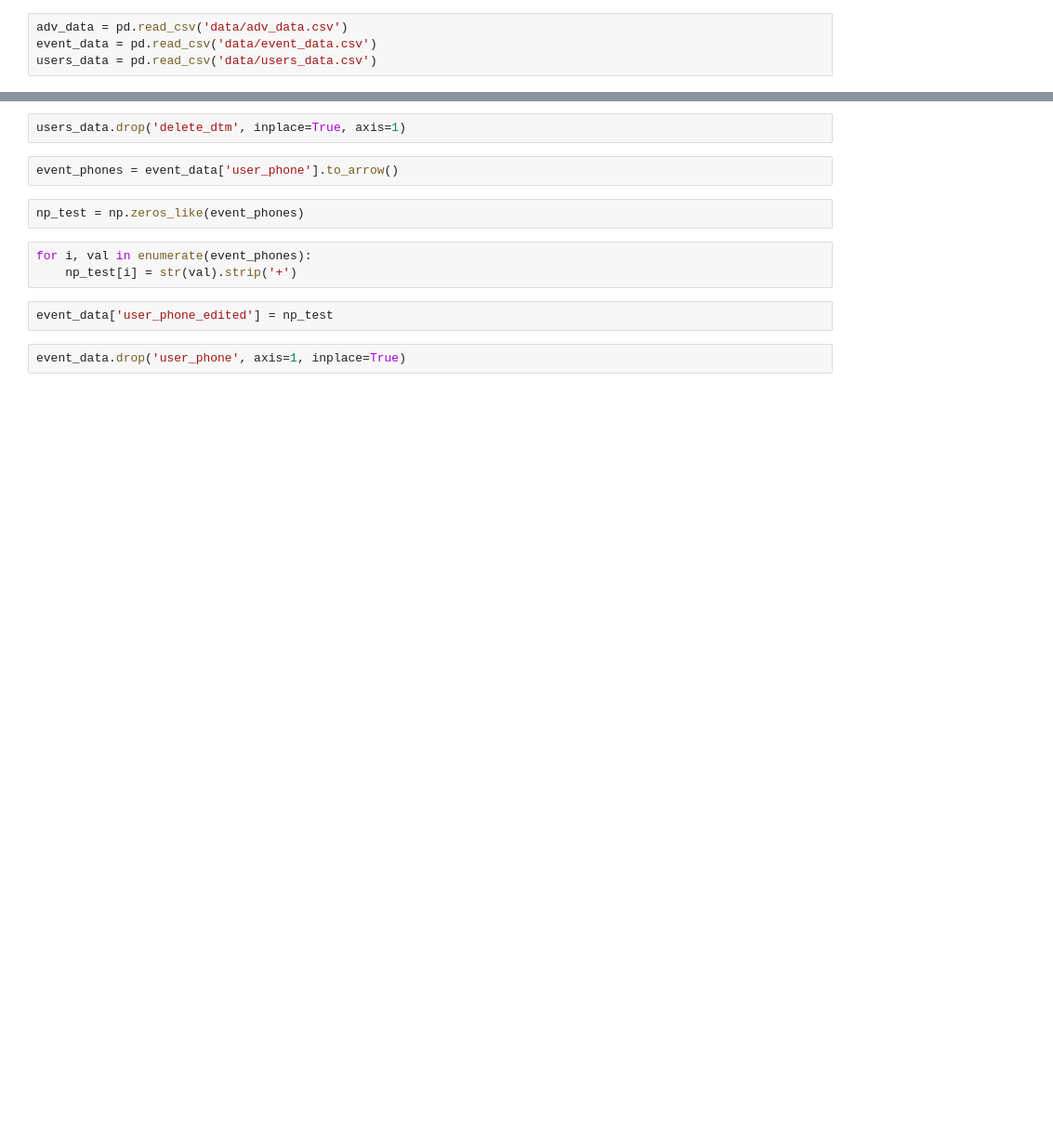
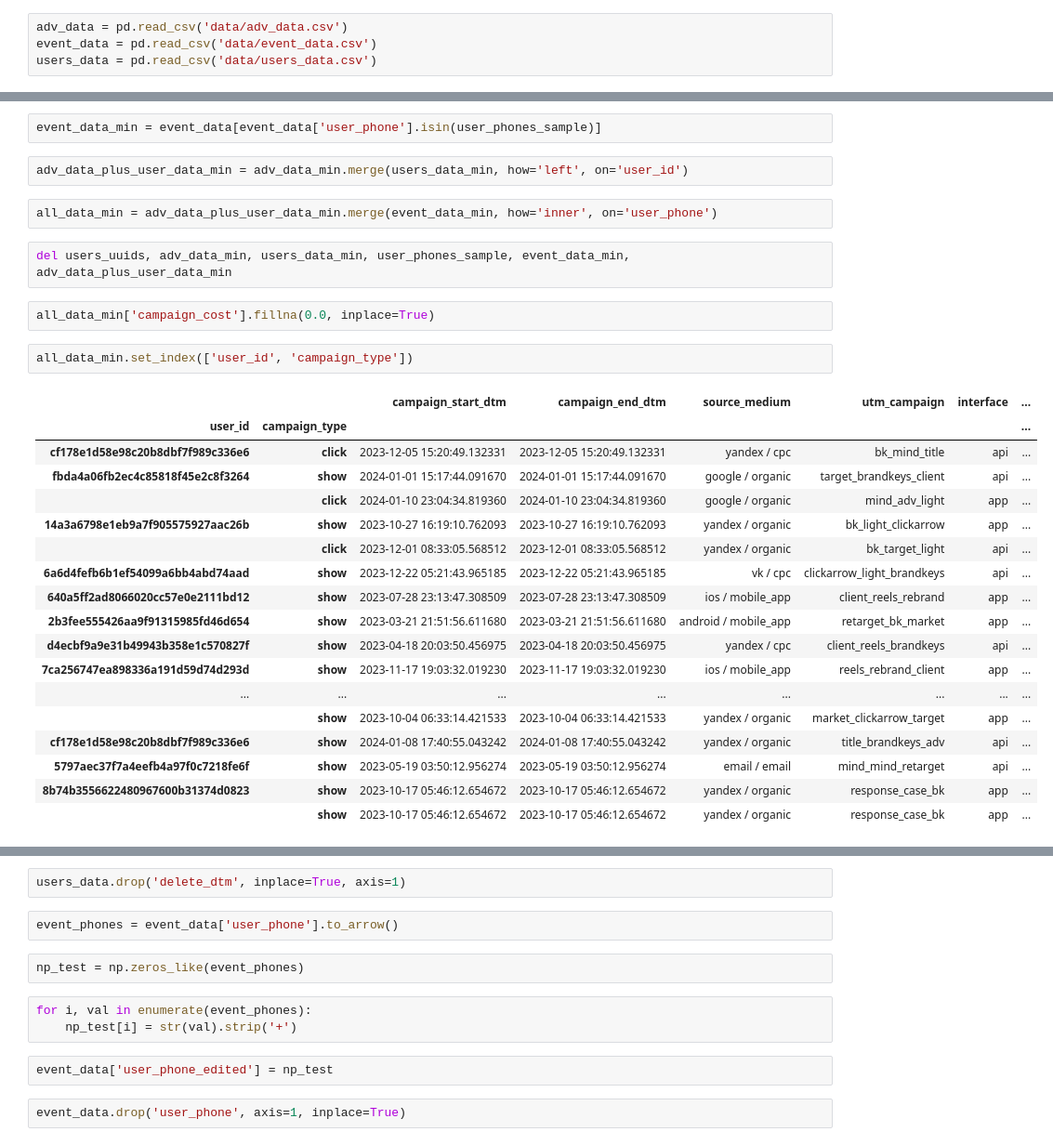
Before and after one commit to maratgaliulin/magnum_scopum_sravni_ru_dataton_2024, a Jupyter notebook: main.ipynb, the cells around one changed output, grey strips where cells are left out. Shown: that part at 93% size. Saved outputs shown, nothing was run; the diff lists cells and outputs as text; blank space fills up the shorter version.

```diff
--- a/main.ipynb
+++ b/main.ipynb
@@ -27,0 +128,31 @@ event_data.head()
+# %%
+event_data_min = event_data[event_data['user_phone'].isin(user_phones_sample)]
+# %%
+adv_data_plus_user_data_min = adv_data_min.merge(users_data_min, how='left', on='user_id')
+# %%
+all_data_min = adv_data_plus_user_data_min.merge(event_data_min, how='inner', on='user_phone')
+# %%
+del users_uuids, adv_data_min, users_data_min, user_phones_sample, event_data_min, adv_data_plus_user_data_min
+# %%
+all_data_min['campaign_cost'].fillna(0.0, inplace=True)
+# %%
+all_data_min.set_index(['user_id', 'campaign_type'])
+# %% [output]
+|  |  | campaign_start_dtm | campaign_end_dtm | source_medium | utm_campaign | interface | ... |
+| user_id | campaign_type |  |  |  |  |  | ... |
+| cf178e1d58e98c20b8dbf7f989c336e6 | click | 2023-12-05 15:20:49.132331 | 2023-12-05 15:20:49.132331 | yandex / cpc | bk_mind_title | api | ... |
+| fbda4a06fb2ec4c85818f45e2c8f3264 | show | 2024-01-01 15:17:44.091670 | 2024-01-01 15:17:44.091670 | google / organic | target_brandkeys_client | api | ... |
+|  | click | 2024-01-10 23:04:34.819360 | 2024-01-10 23:04:34.819360 | google / organic | mind_adv_light | app | ... |
+| 14a3a6798e1eb9a7f905575927aac26b | show | 2023-10-27 16:19:10.762093 | 2023-10-27 16:19:10.762093 | yandex / organic | bk_light_clickarrow | app | ... |
+|  | click | 2023-12-01 08:33:05.568512 | 2023-12-01 08:33:05.568512 | yandex / organic | bk_target_light | api | ... |
+| 6a6d4fefb6b1ef54099a6bb4abd74aad | show | 2023-12-22 05:21:43.965185 | 2023-12-22 05:21:43.965185 | vk / cpc | clickarrow_light_brandkeys | api | ... |
+| 640a5ff2ad8066020cc57e0e2111bd12 | show | 2023-07-28 23:13:47.308509 | 2023-07-28 23:13:47.308509 | ios / mobile_app | client_reels_rebrand | app | ... |
+| 2b3fee555426aa9f91315985fd46d654 | show | 2023-03-21 21:51:56.611680 | 2023-03-21 21:51:56.611680 | android / mobile_app | retarget_bk_market | app | ... |
+| d4ecbf9a9e31b49943b358e1c570827f | show | 2023-04-18 20:03:50.456975 | 2023-04-18 20:03:50.456975 | yandex / cpc | client_reels_brandkeys | api | ... |
+| 7ca256747ea898336a191d59d74d293d | show | 2023-11-17 19:03:32.019230 | 2023-11-17 19:03:32.019230 | ios / mobile_app | reels_rebrand_client | app | ... |
+| ... | ... | ... | ... | ... | ... | ... | ... |
+|  | show | 2023-10-04 06:33:14.421533 | 2023-10-04 06:33:14.421533 | yandex / organic | market_clickarrow_target | app | ... |
+| cf178e1d58e98c20b8dbf7f989c336e6 | show | 2024-01-08 17:40:55.043242 | 2024-01-08 17:40:55.043242 | yandex / organic | title_brandkeys_adv | api | ... |
+| 5797aec37f7a4eefb4a97f0c7218fe6f | show | 2023-05-19 03:50:12.956274 | 2023-05-19 03:50:12.956274 | email / email | mind_mind_retarget | api | ... |
+| 8b74b3556622480967600b31374d0823 | show | 2023-10-17 05:46:12.654672 | 2023-10-17 05:46:12.654672 | yandex / organic | response_case_bk | app | ... |
+|  | show | 2023-10-17 05:46:12.654672 | 2023-10-17 05:46:12.654672 | yandex / organic | response_case_bk | app | ... |
```
Also changed, not shown: parts of 37 cells of this notebook.
